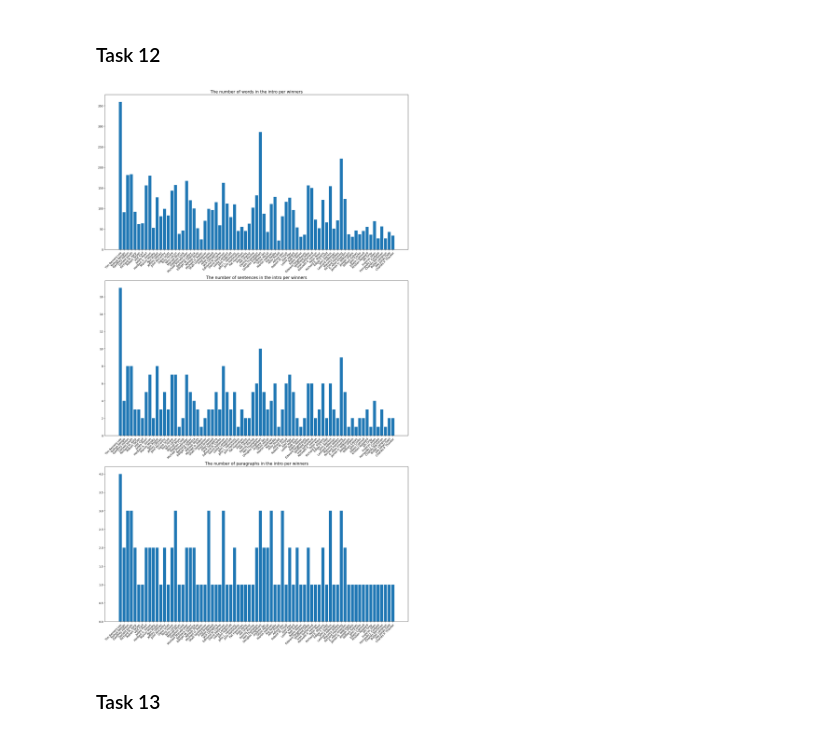
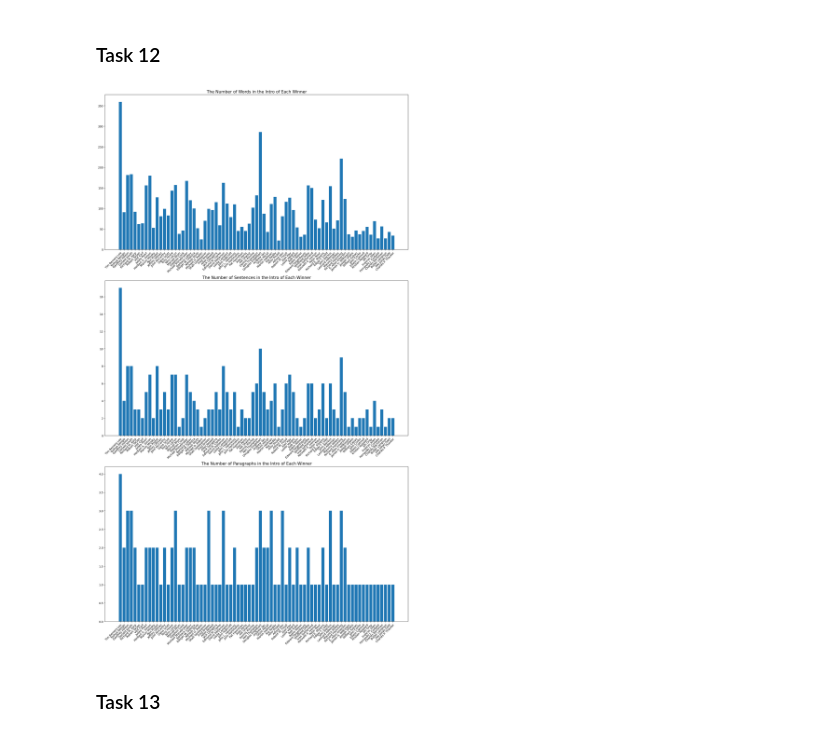
Before and after one commit to congrendai/CW2_for_computer_programing, a Jupyter notebook: CW2_A3.ipynb, the cells around one changed output. Cells and saved outputs as stored; diff of their text form; code cells hidden in the pictures.

```diff
--- a/CW2_A3.ipynb
+++ b/CW2_A3.ipynb
@@ -455,14 +474,18 @@ def get_synonyms(words):
     synonyms : list
         A list of synonyms of the intro words.
     """
-    synonyms = []
+
+    # Use a dictionary to store the synonyms of each word
+    # to maintain the uniqueness and order of the synonyms
+    synonyms = {}
     for word in words:
         for syn in wordnet.synsets(word):
             for lemma in syn.lemmas():
-                synonyms.append(lemma.name())
-    return synonyms
+                synonyms[word] = lemma.name()
+    return list(synonyms.values())
 # %%
-award_winners_intro["synonyms"] = award_winners_intro["common_words_after_preprocessing"].apply(lambda x: get_synonyms(word_tokenize(x)))
+# Add synonyms to the synonyms column
+award_winners_intro["synonyms"] = award_winners_intro["common_words_after_preprocessing"].apply(lambda x: get_synonyms(x))
 # %% [markdown]
 #### (c)
 # %%
@@ -478,18 +501,22 @@ def get_antonyms(words):
 
     Returns
     -------
-    synonyms : list
+    antonyms : list
         A list of antonyms of the intro words.
     """
-    antonyms = []
+
+    # Use a dictionary to store the antonyms of each word
+    # to maintain the uniqueness and order of the antonyms
+    antonyms = {}
     for word in words:
         for syn in wordnet.synsets(word):
             for lemma in syn.lemmas():
                 if lemma.antonyms():
-                    antonyms.append(lemma.antonyms()[0].name())
-    return antonyms
+                    antonyms[word] = lemma.antonyms()[0].name()
+    return list(antonyms.values())
 # %%
-award_winners_intro["antonyms"] = award_winners_intro["common_words_after_preprocessing"].apply(lambda x: get_antonyms(word_tokenize(x)))
+# Add antonyms to the antonyms column
+award_winners_intro["antonyms"] = award_winners_intro["common_words_after_preprocessing"].apply(lambda x: get_antonyms(x))
 # %% [markdown]
 #### (d)
 # %%
@@ -593,20 +636,24 @@ plt.show()
 # %% [markdown]
 ### Task 12
 # %%
-# Use subplots to plot the three graphs in a single figure
+# Create a figure and axes (three rows and one column) and set the size of the figure to (20, 35)
 fig, axs = plt.subplots(3,1, figsize = (20, 35))
-axs[0].set_title("The number of words in the intro per winners", fontsize = 15)
+# Add the title of the 1st plot
+axs[0].set_title("The Number of Words in the Intro of Each Winner", fontsize = 15)
+# Plot the 1st bar chart
 axs[0].bar(award_winners_intro["winner_name"], award_winners_intro["count_words"])
+# Set the name labels 45 degrees to have a better view
 axs[0].set_xticklabels(award_winners_intro["winner_name"], rotation = 45, ha = "right", rotation_mode='anchor')
-axs[1].set_title("The number of sentences in the intro per winners", fontsize = 15)
+axs[1].set_title("The Number of Sentences in the Intro of Each Winner", fontsize = 15)
 axs[1].bar(award_winners_intro["winner_name"], award_winners_intro["count_sentences"])
 axs[1].set_xticklabels(award_winners_intro["winner_name"], rotation = 45, ha = "right", rotation_mode='anchor')
-axs[2].set_title("The number of paragraphs in the intro per winners", fontsize = 15)
+axs[2].set_title("The Number of Paragraphs in the Intro of Each Winner", fontsize = 15)
 axs[2].bar(award_winners_intro["winner_name"], award_winners_intro["count_paragraphs"])
 axs[2].set_xticklabels(award_winners_intro["winner_name"], rotation = 45, ha = "right", rotation_mode='anchor')
+# Show the plot
 plt.show()
 # %% [output]
-[figure, old version]
+[figure, new version]
 # %% [markdown]
 ### Task 13
 # %%
```
Also changed, not shown: parts of 21 cells of this notebook, 5 other files.
